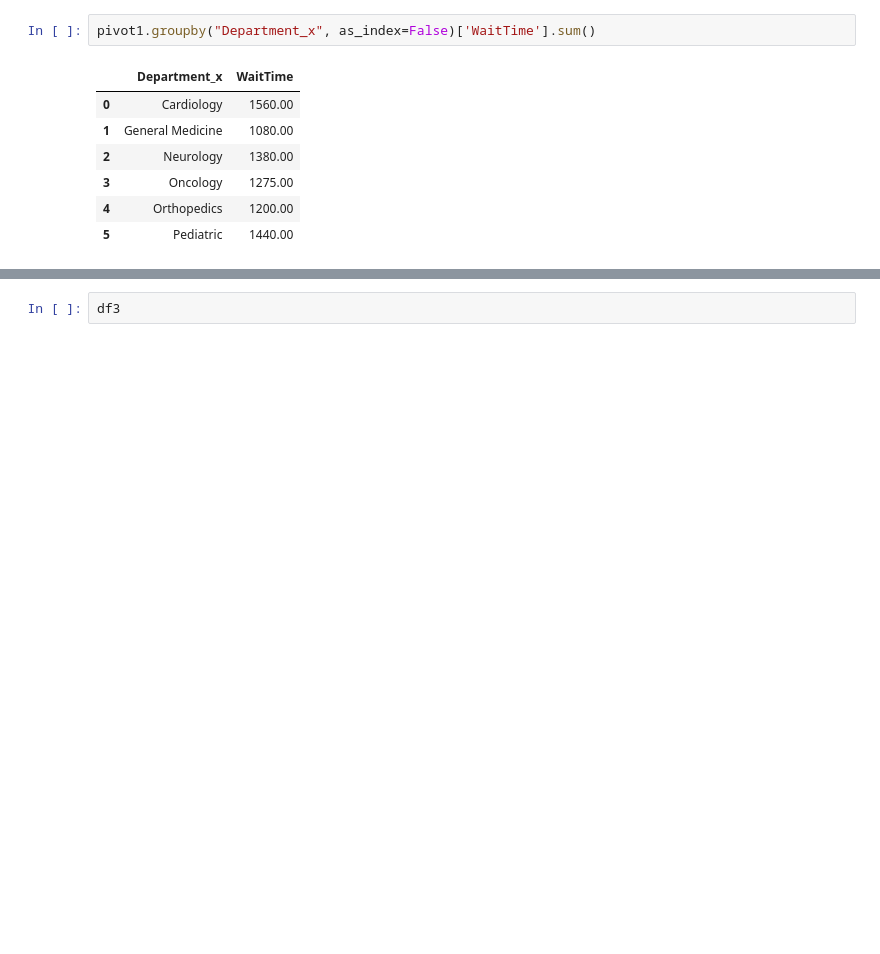
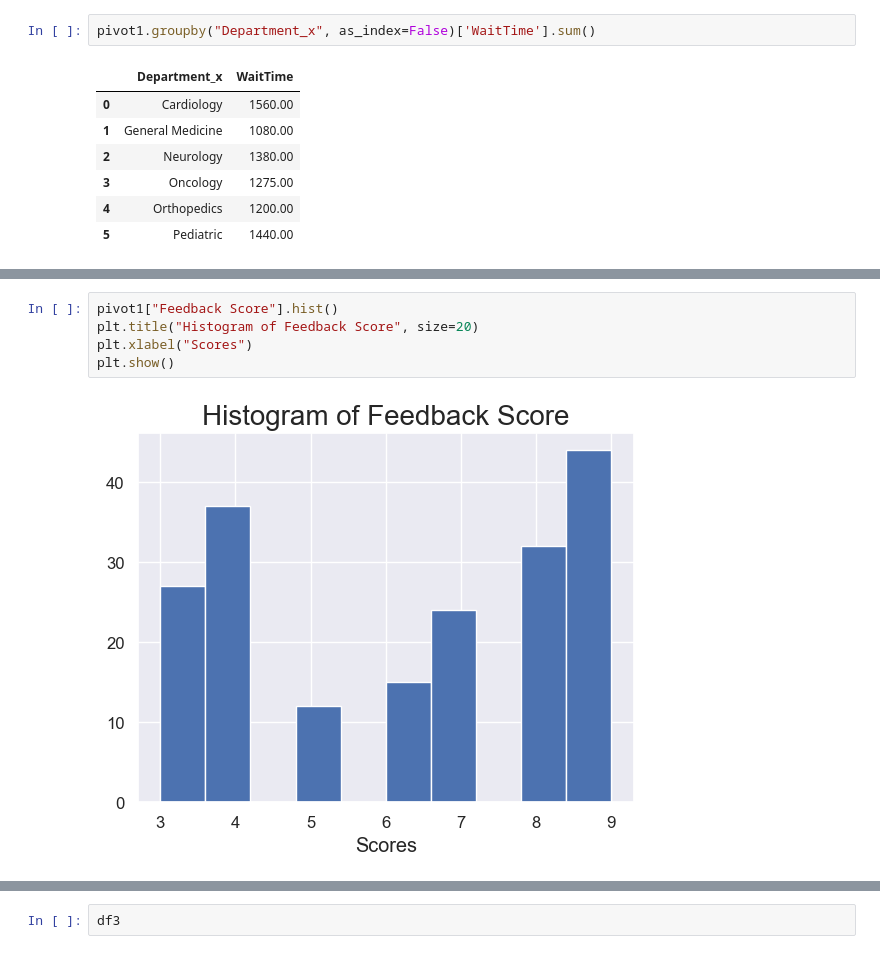
Before and after one commit to dennislamcv1/IBMBA, a Jupyter notebook: Capstone/Data Preparation.ipynb, the cells around one changed output, grey strips where cells are left out. Drawn from its saved outputs; the diff is of its cells as text; blank space fills up the shorter version.

```diff
--- a/Capstone/Data Preparation.ipynb
+++ b/Capstone/Data Preparation.ipynb
@@ -388,0 +461,7 @@ pivot1.groupby("Department_x", as_index=False)['WaitTime'].sum()
+# %%
+pivot1["Feedback Score"].hist()
+plt.title("Histogram of Feedback Score", size=20)
+plt.xlabel("Scores")
+plt.show()
+# %% [output]
+[figure, added]
```
Also changed, not shown: parts of 16 cells of this notebook, 15 other files.
